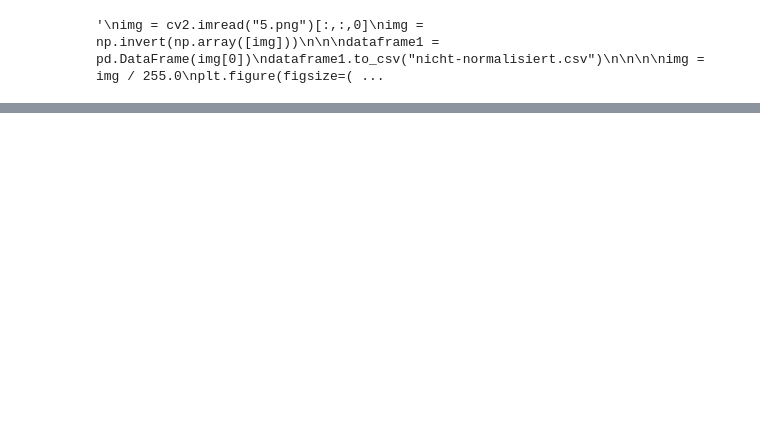
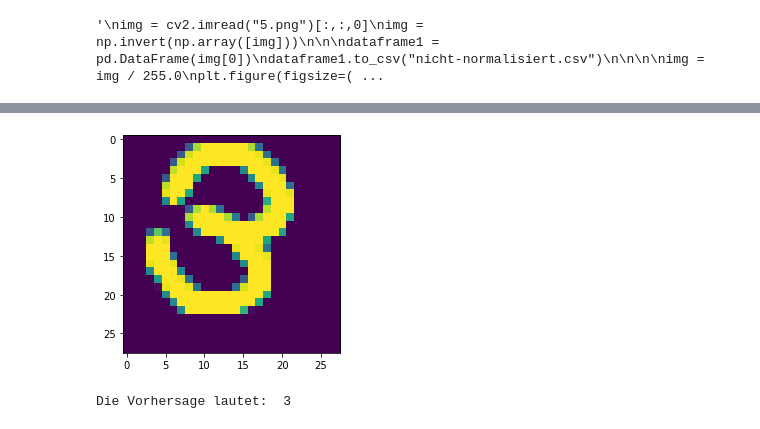
Before and after one commit to MarioS040/bigdata, a Jupyter notebook: main.ipynb, the cells around one changed output, grey strips where cells are left out. Drawn from its saved outputs; the diff is of its cells as text; code cells hidden in the pictures; blank space fills up the shorter version.

```diff
--- a/main.ipynb
+++ b/main.ipynb
@@ -185,0 +152,4 @@ Die Vorhersage lautet:  8
+# %%
+#9 Falsch vorhergesagt
+Handschrifterkennung("mittel.png")
+# %% [output]
@@ -185,0 +158,2 @@ Die Vorhersage lautet:  8
+[figure, added]
+Die Vorhersage lautet:  3
```
Also changed, not shown: parts of 11 cells of this notebook, 13 other files.
